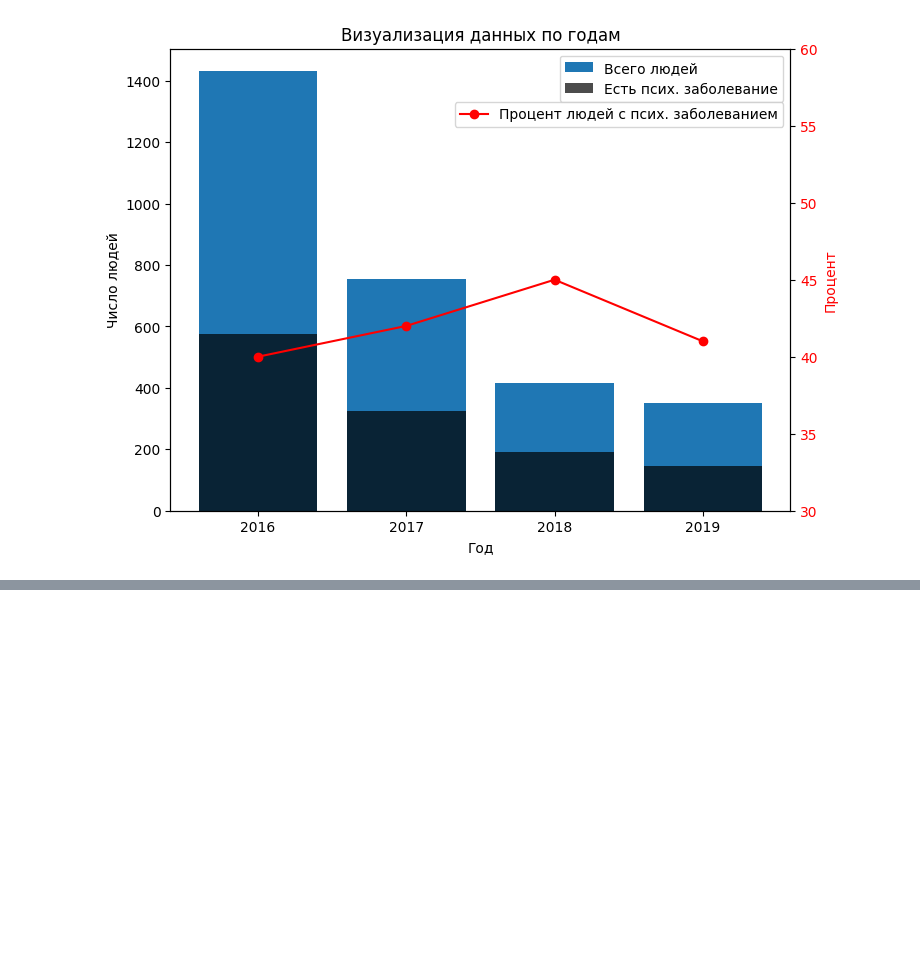
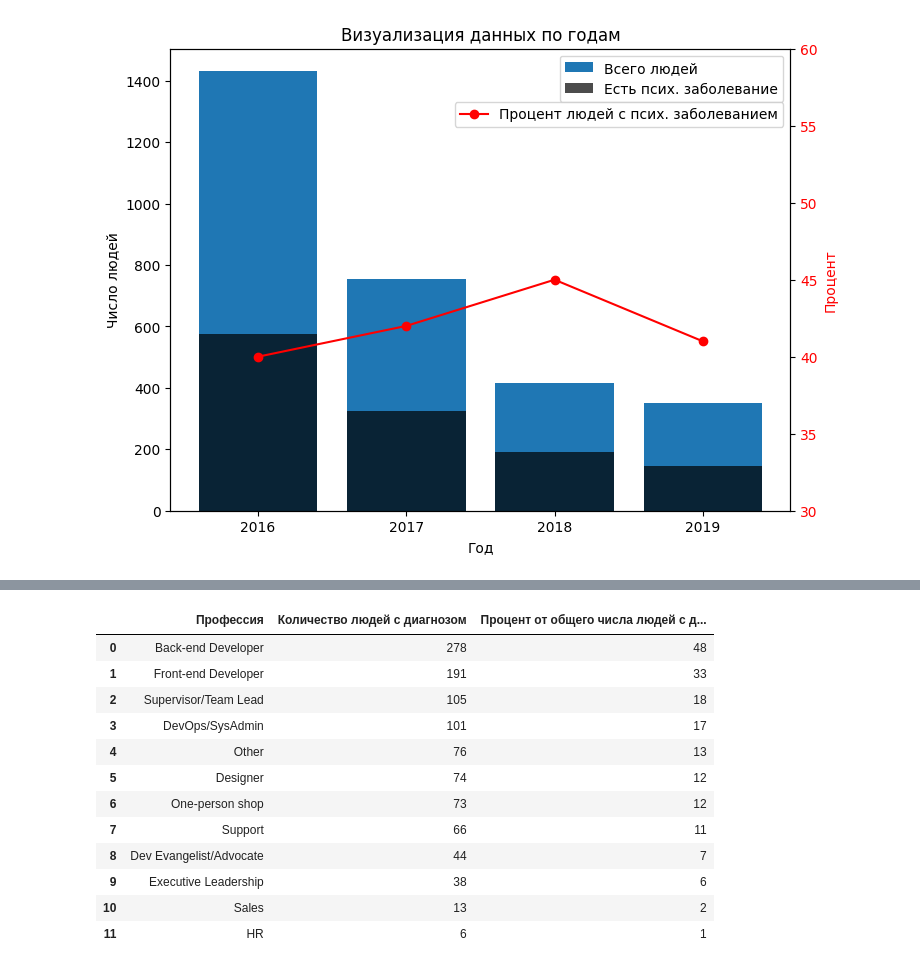
Before and after one commit to Feddlen/Analysing_Mental_Health_in_Tech, a Jupyter notebook: MentalHealthsSQL.ipynb, the cells around one changed output, grey strips where cells are left out. Cells and saved outputs as stored; diff of their text form; code cells hidden in the pictures; blank space fills up the shorter version.

```diff
--- a/MentalHealthsSQL.ipynb
+++ b/MentalHealthsSQL.ipynb
@@ -416,36 +509,53 @@ plt.show()
 # %%
-# Какие заболевания были у тех, кто ответил что имеют псих заболевание,
-# какой процент от общего числа участников и от тех кто ответил что имеют псих заболевание
-'''
-WITH aa115 AS (
+# Кем работают те кто ответил что имеют псих заболевание, какой процент от тех кто ответил что имеют псих заболевание
+
+job = '''
+WITH aa117 AS (
 SELECT 	a.survey_id,
 		a.answer_text,
 		a.user_id,
 		*
 FROM answer a
-WHERE a.question_id = 115
+WHERE a.question_id = 117
 ORDER BY 3 DESC
 ),
 
 aa33 AS (
 SELECT 	a.survey_id,
 		a.answer_text,
 		a.user_id
 FROM answer a
 WHERE a.question_id = 33 AND a.answer_text = 'Yes' AND a.survey_id = 2016
 ORDER BY 3 DESC
 )
 
-SELECT  aa115.answer_text,
-		COUNT(DISTINCT(aa115.user_id)) AS amount_disorder,
-		(100* COUNT(DISTINCT(aa115.user_id))) / total_amount AS percent_from_total,
-		(100* COUNT(DISTINCT(aa115.user_id))) / total_amount_have_disorder AS percent_from_have_disorder
-FROM 	aa115,
-		(SELECT count(DISTINCT(aa115.user_id)) AS total_amount FROM aa115),
+SELECT  aa117.answer_text,
+		COUNT(DISTINCT(aa33.user_id)) AS amount_have_disorder,
+		(100* COUNT(DISTINCT(aa33.user_id))) / total_amount_have_disorder AS percent_from_have_disorder
+FROM 	aa117,
 		(SELECT count(DISTINCT(aa33.user_id)) AS total_amount_have_disorder FROM aa33)
 LEFT JOIN aa33
-ON aa115.user_id = aa33.user_id
-WHERE aa33.answer_text = 'Yes'
+ON aa117.user_id = aa33.user_id
 GROUP BY 1
 ORDER BY 2 DESC
 '''
+
+cur_final.execute(job)
+rows = cur_final.fetchall()
+df = pd.DataFrame(rows, columns=('Профессия', 'Количество людей с диагнозом', 'Процент от общего числа людей с диагнозом'))
+
+df
+# %% [output]
+|  | Профессия | Количество людей с диагнозом | Процент от общего числа людей с д... |
+| 0 | Back-end Developer | 278 | 48 |
+| 1 | Front-end Developer | 191 | 33 |
+| 2 | Supervisor/Team Lead | 105 | 18 |
+| 3 | DevOps/SysAdmin | 101 | 17 |
+| 4 | Other | 76 | 13 |
+| 5 | Designer | 74 | 12 |
+| 6 | One-person shop | 73 | 12 |
+| 7 | Support | 66 | 11 |
+| 8 | Dev Evangelist/Advocate | 44 | 7 |
+| 9 | Executive Leadership | 38 | 6 |
+| 10 | Sales | 13 | 2 |
+| 11 | HR | 6 | 1 |
```
Also changed, not shown: parts of 4 cells of this notebook, 1 other file.
